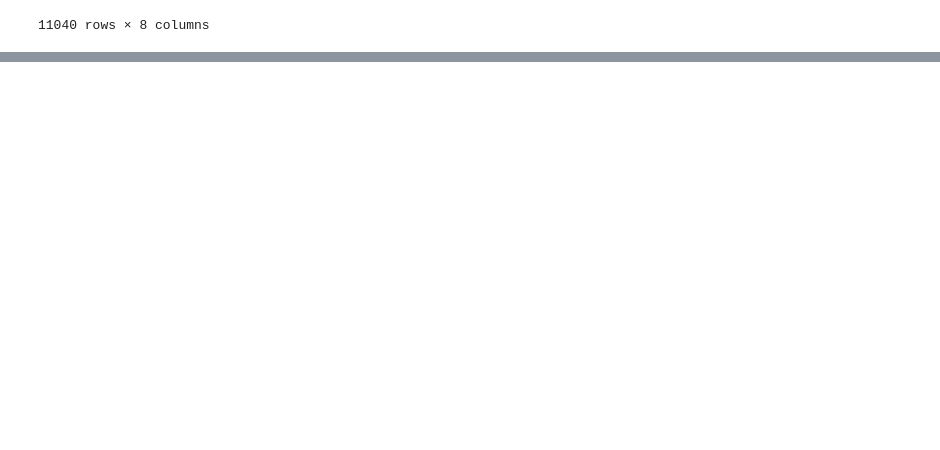
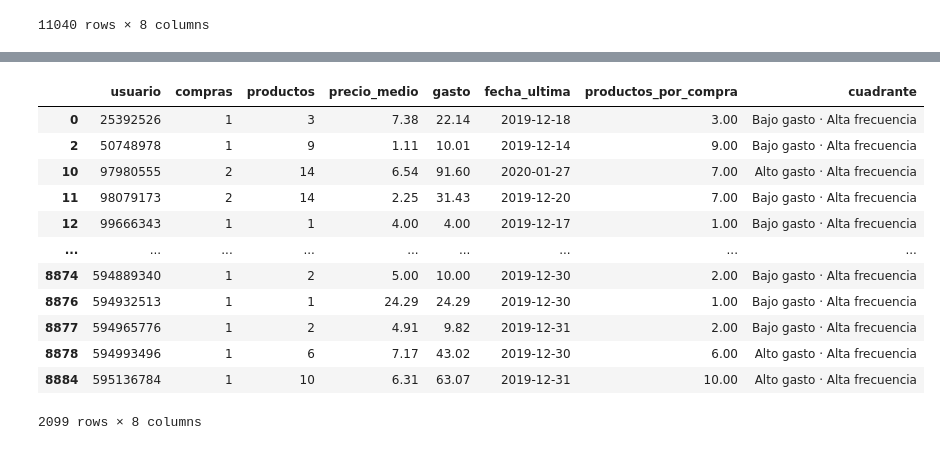
Before and after one commit to PabloHVega/ECommerce, a Jupyter notebook: notebooks/02_AnalisisInsights.ipynb, the cells around one changed output, grey strips where cells are left out. Cells and saved outputs as stored; diff of their text form; code cells hidden in the pictures; blank space fills up the shorter version.

```diff
--- a/notebooks/02_AnalisisInsights.ipynb
+++ b/notebooks/02_AnalisisInsights.ipynb
@@ -832,0 +883,18 @@ clientes
+# %%
+maestro_c2 = c2.index.tolist()
+ltv_c2 = clientes[clientes['usuario'].isin(maestro_c2)]
+ltv_c2
+# %% [output]
+|  | usuario | compras | productos | precio_medio | gasto | fecha_ultima | productos_por_compra | cuadrante |
+| 0 | 25392526 | 1 | 3 | 7.38 | 22.14 | 2019-12-18 | 3.00 | Bajo gasto · Alta frecuencia |
+| 2 | 50748978 | 1 | 9 | 1.11 | 10.01 | 2019-12-14 | 9.00 | Bajo gasto · Alta frecuencia |
+| 10 | 97980555 | 2 | 14 | 6.54 | 91.60 | 2020-01-27 | 7.00 | Alto gasto · Alta frecuencia |
+| 11 | 98079173 | 2 | 14 | 2.25 | 31.43 | 2019-12-20 | 7.00 | Bajo gasto · Alta frecuencia |
+| 12 | 99666343 | 1 | 1 | 4.00 | 4.00 | 2019-12-17 | 1.00 | Bajo gasto · Alta frecuencia |
+| ... | ... | ... | ... | ... | ... | ... | ... | ... |
+| 8874 | 594889340 | 1 | 2 | 5.00 | 10.00 | 2019-12-30 | 2.00 | Bajo gasto · Alta frecuencia |
+| 8876 | 594932513 | 1 | 1 | 24.29 | 24.29 | 2019-12-30 | 1.00 | Bajo gasto · Alta frecuencia |
+| 8877 | 594965776 | 1 | 2 | 4.91 | 9.82 | 2019-12-31 | 2.00 | Bajo gasto · Alta frecuencia |
+| 8878 | 594993496 | 1 | 6 | 7.17 | 43.02 | 2019-12-30 | 6.00 | Alto gasto · Alta frecuencia |
+| 8884 | 595136784 | 1 | 10 | 6.31 | 63.07 | 2019-12-31 | 10.00 | Alto gasto · Alta frecuencia |
+2099 rows × 8 columns
```
Also changed, not shown: parts of 6 cells of this notebook.
